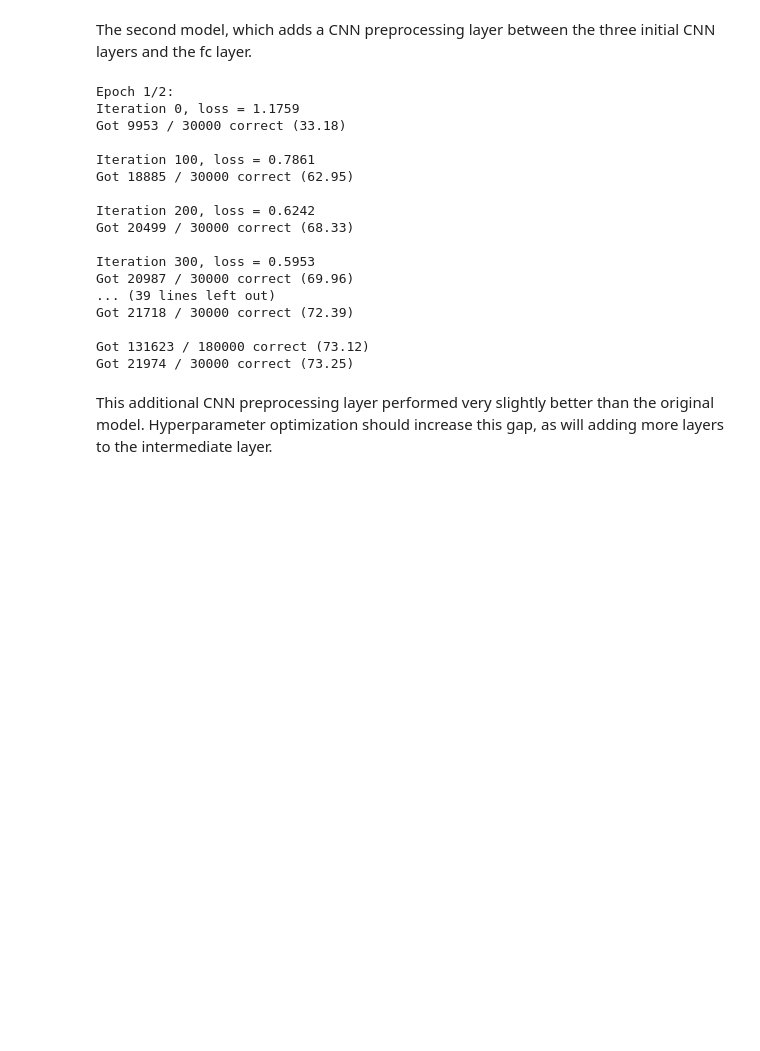
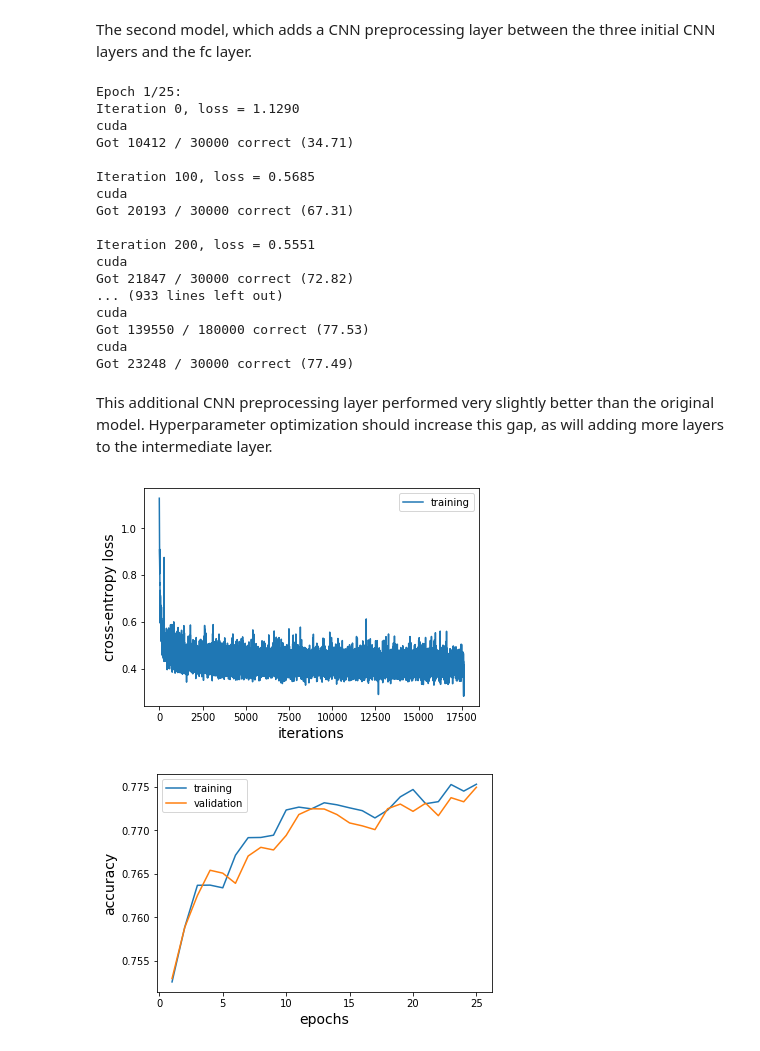
Before and after one commit to nhartman94/CNN_Project, a Jupyter notebook: Notebooks/CNN_Model_One_Optim.ipynb, the cells around one changed output. Saved outputs shown, nothing was run; the diff lists cells and outputs as text; code cells hidden in the pictures; blank space fills up the shorter version.

```diff
--- a/Notebooks/CNN_Model_One_Optim.ipynb
+++ b/Notebooks/CNN_Model_One_Optim.ipynb
@@ -107,24 +91,29 @@ module_preprocessTest = ThreeCNN_Module(layer0_params, layer0_reduce, layer1_par
 optimizer = optim.Adam(module_preprocessTest.parameters())
 
 # train the network for one epoch
-hist, bestModel = train(loader_train, loader_val, module_preprocessTest, optimizer, epochs=2, returnBest=True)
+hist, bestModel = train(loader_train, loader_val, module_preprocessTest, optimizer, epochs=25, returnBest=True)
 # %% [output]
-Epoch 1/2:
-Iteration 0, loss = 1.1759
-Got 9953 / 30000 correct (33.18)
+Epoch 1/25:
+Iteration 0, loss = 1.1290
+cuda
+Got 10412 / 30000 correct (34.71)
 
-Iteration 100, loss = 0.7861
-Got 18885 / 30000 correct (62.95)
+Iteration 100, loss = 0.5685
+cuda
+Got 20193 / 30000 correct (67.31)
 
-Iteration 200, loss = 0.6242
-Got 20499 / 30000 correct (68.33)
-
-Iteration 300, loss = 0.5953
-Got 20987 / 30000 correct (69.96)
-... (39 lines left out)
-Got 21718 / 30000 correct (72.39)
-
-Got 131623 / 180000 correct (73.12)
-Got 21974 / 30000 correct (73.25)
+Iteration 200, loss = 0.5551
+cuda
+Got 21847 / 30000 correct (72.82)
+... (933 lines left out)
+cuda
+Got 139550 / 180000 correct (77.53)
+cuda
+Got 23248 / 30000 correct (77.49)
 # %% [markdown]
 This additional CNN preprocessing layer performed very slightly better than the original model. Hyperparameter optimization should increase this gap, as will adding more layers to the intermediate layer.
+# %%
+trainingMetrics(hist)
+# %% [output]
+[figure, added]
+[figure, added]
```
Also changed, not shown: parts of 3 cells of this notebook, 2 other files.
